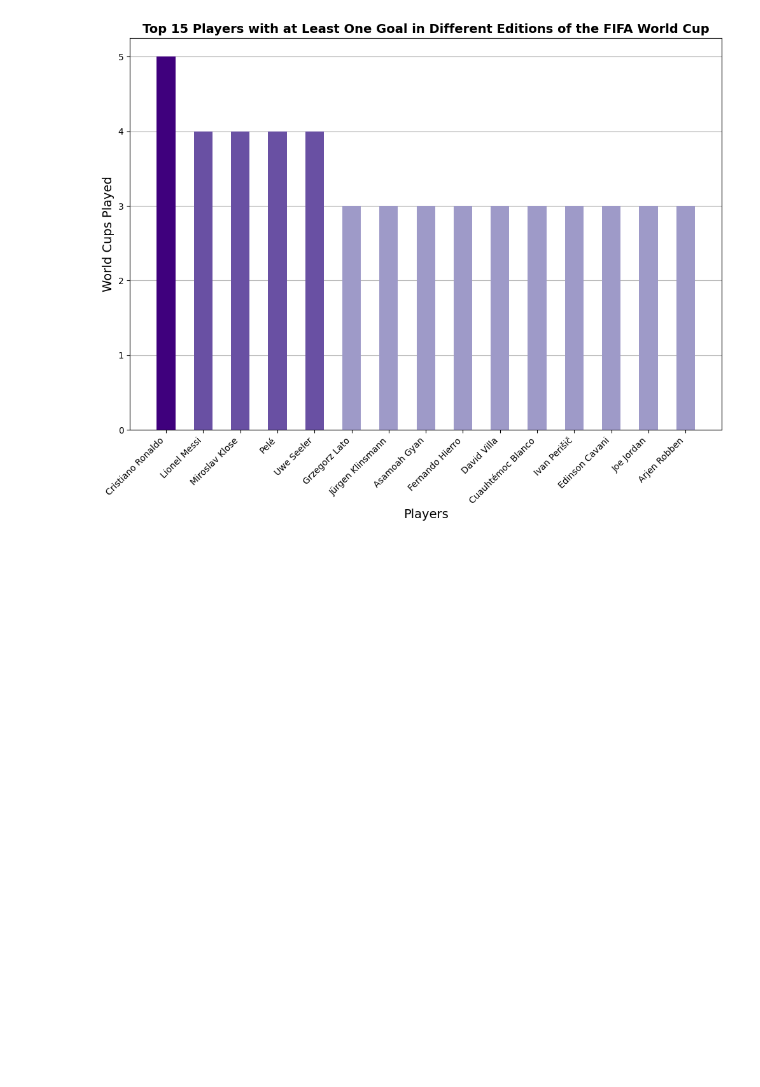
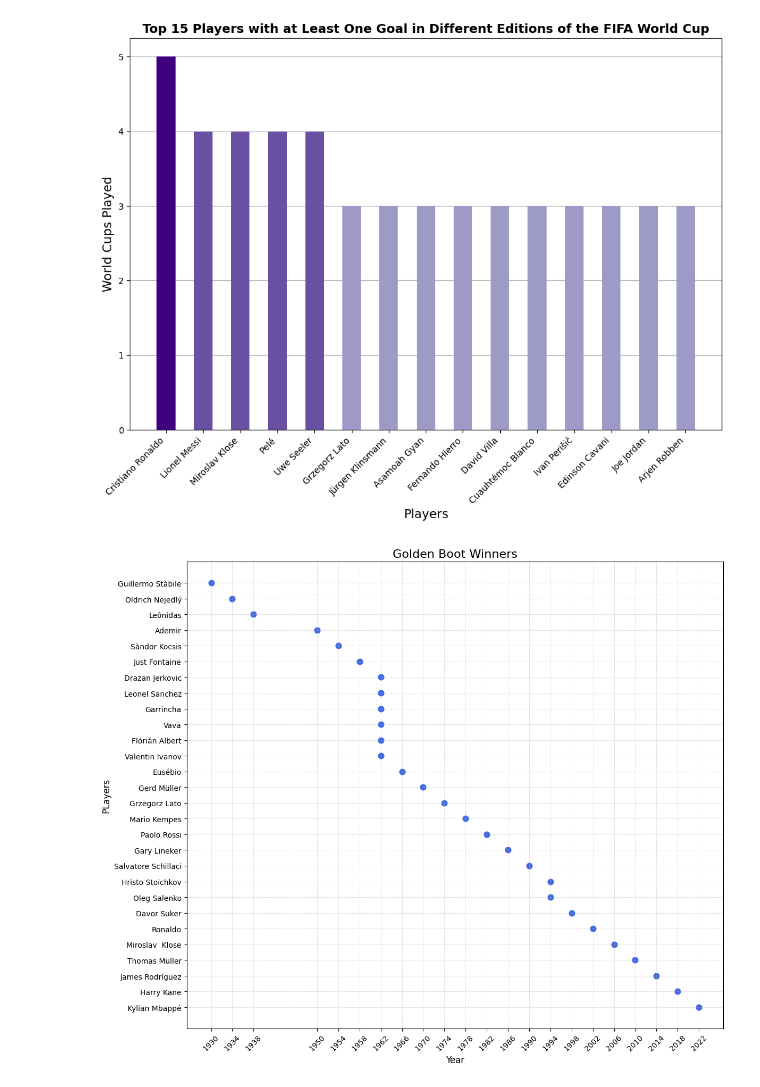
Before and after one commit to albertomassi/fifa-world-cup-presentation, a Jupyter notebook: Notebooks/Giocatori.ipynb, the cells around one changed output. Saved outputs shown, nothing was run; the diff lists cells and outputs as text; code cells hidden in the pictures; blank space fills up the shorter version.

```diff
--- a/Notebooks/Giocatori.ipynb
+++ b/Notebooks/Giocatori.ipynb
@@ -5,10 +5,11 @@ import seaborn as sns
 import matplotlib.pyplot as plt
 from matplotlib.colors import LinearSegmentedColormap
 # %%
-data = pd.read_csv('worldcupallgoals.csv',encoding='latin1')
+data = pd.read_csv('../Data/worldcupallgoals.csv',encoding='latin1')
+df_golden_boot = pd.read_csv('../Data/goldenboot_winners.csv',encoding='latin1')
 #rimuovo tutte le righe con valori nulli
 data.dropna(inplace=True)
-
+df_golden_boot.dropna()
 # Funzione per formattare il nome
 def format_name(row):
     name = row['given_name'] if row['given_name'].lower() != 'not applicable' else ''
@@ -18,3 +19,4 @@ def format_name(row):
 
 data['Player'] = data.apply(format_name, axis=1)
 data['year'] = data['tournament_name'].str.extract(r'(\d{4})').astype(int)
+time_ticks = [year for year in range(1930, 2023, 4) if year not in (1942, 1946)]
@@ -81,3 +79,22 @@ plt.xticks(range(len(labels)), labels, rotation=45, ha='right')
 plt.show()
 # %% [output]
 [figure]
+# %%
+# Crea colonna "Giocatore"
+df_golden_boot['player'] = df_golden_boot.apply(format_name, axis=1)
+# Ordina per anno decrescente
+df_sorted = df_golden_boot.sort_values(by='year', ascending=False)
+
+plt.figure(figsize=(12, 10))
+plt.scatter(df_sorted['year'], df_sorted['player'], color='royalblue', s=60)
+
+plt.title("Golden Boot Winners", fontsize=16)
+plt.xlabel("Year", fontsize=12)
+plt.ylabel("PLayers", fontsize=12)
+plt.grid(True, which='both', linestyle='--', linewidth=0.5, alpha=0.6)
+plt.xticks(time_ticks,rotation=45)
+plt.tight_layout()
+
+plt.show()
+# %% [output]
+[figure, added]
```
Also changed, not shown: parts of 2 cells of this notebook, 6 other files.
